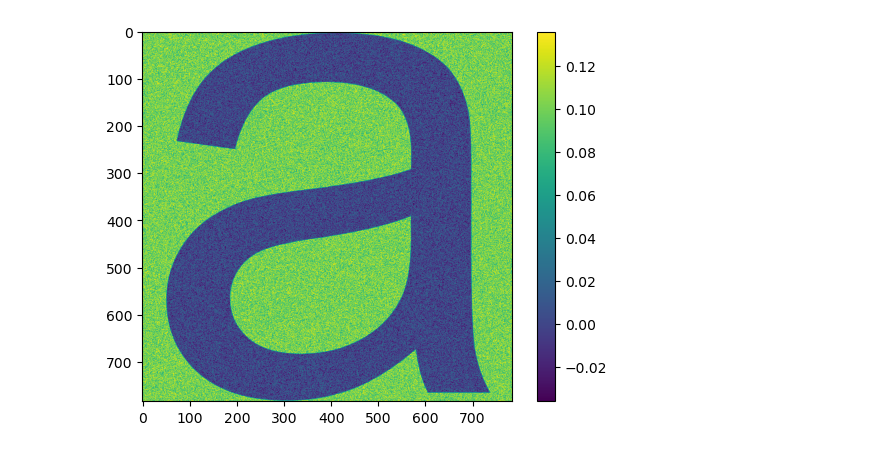
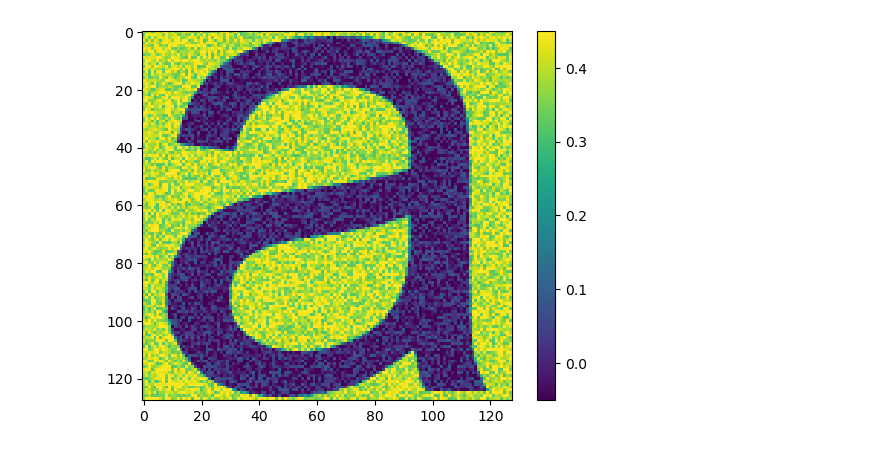
Before and after one commit to ssnl/cifar10-airbench, a Jupyter notebook: muon_shape_a.ipynb, the cells around one changed output. Drawn from its saved outputs; the diff is of its cells as text; code cells hidden in the pictures.

```diff
--- a/muon_shape_a.ipynb
+++ b/muon_shape_a.ipynb
@@ -211,24 +226,30 @@ plt.show()
 # %%
 model = nn.Sequential(
-    nn.Linear(28*28, 28*28),
-    nn.ReLU(),
-    nn.Linear(28*28, 28*28),
-    nn.ReLU(),
     nn.Linear(28*28, 128),
     nn.ReLU(),
-    nn.Linear(128, 10),
-)
+    nn.Linear(128, 128),
+    nn.ReLU(),
+    nn.Linear(128, 64),
+    nn.ReLU(),
+    nn.Linear(64, 10),
+).to(torch.bfloat16)
+
+model = torch.compile(model)
+
 
 random_init_weights = {k: v.clone().detach() for k, v in model.state_dict().items()}
 
 
-model[2].weight.data += torch.as_tensor(a_matrix).float() * 0.1
+model._orig_mod[2].weight.data += torch.as_tensor(a_matrix_128).float() * 0.4
 a_matrix_weights = {k: v.clone().detach() for k, v in model.state_dict().items()}
+
+
+
+viz_w_fn = lambda w: plt.imshow(w.to('cpu', torch.float32).data, vmin=-0.05, vmax=0.45, interpolation='nearest') and plt.colorbar() and plt.show()
+viz_sd_fn = lambda sd: viz_w_fn(sd['_orig_mod.2.weight'])
-# %%
-plt.imshow(a_matrix_weights['2.weight'])
-plt.colorbar()
-plt.show()
-# %% [output]
-[figure, removed]
+# %%
+viz_sd_fn(a_matrix_weights)
+# %% [output]
+[figure, added]
 # %%
 model.load_state_dict(a_matrix_weights)
```
Also changed, not shown: parts of 11 cells of this notebook, 1 other file.
